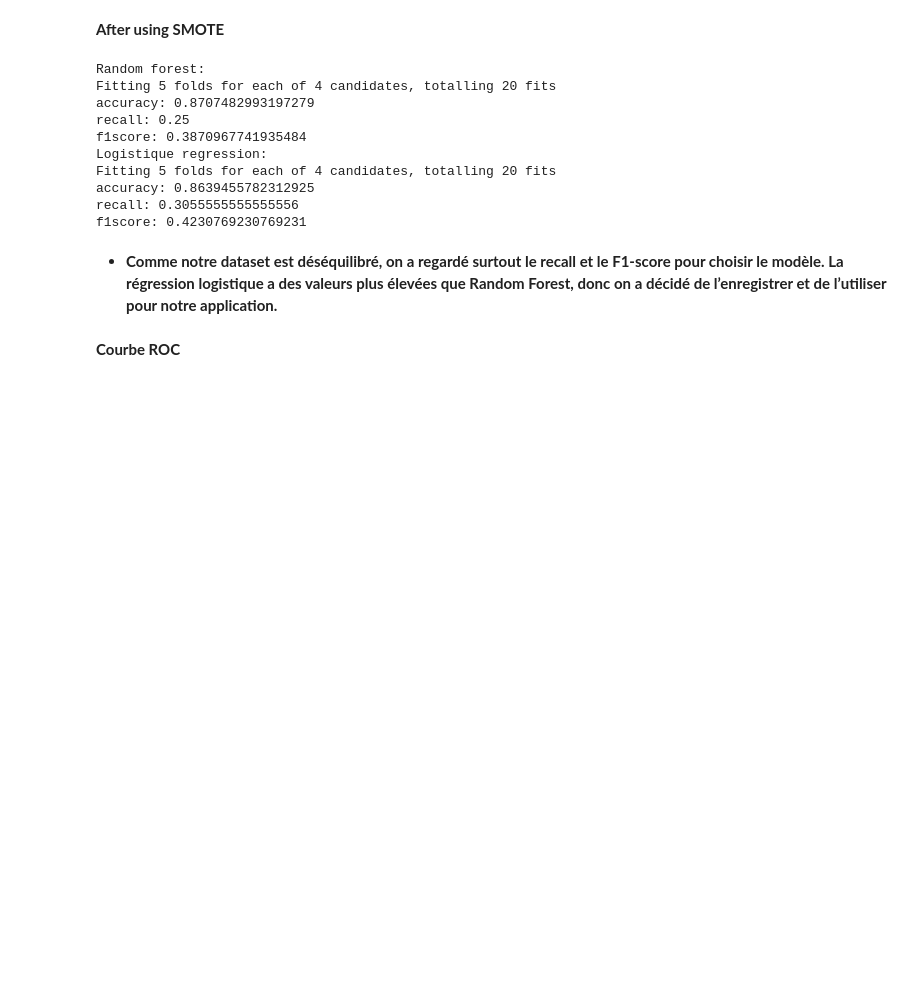
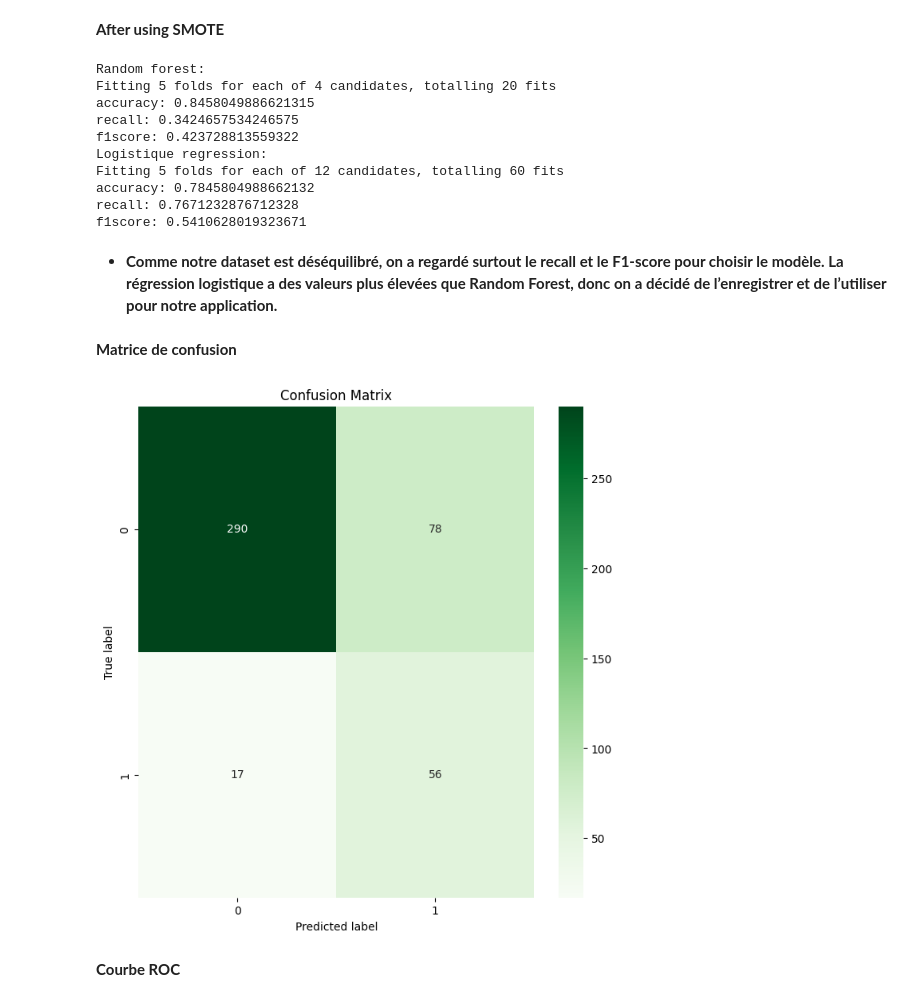
Before and after one commit to Maryemelb/backend_predicteur_de_depart_et_assistant_rh, a Jupyter notebook: ml/models/training_results.ipynb, the cells around one changed output. Cells and saved outputs as stored; diff of their text form; code cells hidden in the pictures; blank space fills up the shorter version.

```diff
--- a/ml/models/training_results.ipynb
+++ b/ml/models/training_results.ipynb
@@ -51,24 +85,40 @@ f1score: 0.325
 from pipeline.pipeline import pre_processing,gridsearch_metrics
 import pandas as pd
 data= pd.read_csv('dataset/employees_dataset.csv')
-pipeline_rf,param_grid_rf,pipeline_lr, param_grid_lr, X_train, X_test, y_train, y_test= pre_processing(data)
+pipeline_rf,param_grid_rf,pipeline_lr, param_grid_lr, X_train, X_test, y_train, y_test= pre_processing(data,1,1)
 print("Random forest: ")
-y_predict_proba_rf= gridsearch_metrics(pipeline_rf, param_grid_rf, X_train, X_test, y_train, y_test)
+y_predict_proba_rf, y_predict= gridsearch_metrics(pipeline_rf, param_grid_rf, X_train, X_test, y_train, y_test)
 print("Logistique regression: ")
-y_predict_proba_lr= gridsearch_metrics(pipeline_lr, param_grid_lr, X_train, X_test, y_train, y_test)
+y_predict_proba_lr,y_predict= gridsearch_metrics(pipeline_lr, param_grid_lr, X_train, X_test, y_train, y_test)
 # %% [output]
 Random forest:
 Fitting 5 folds for each of 4 candidates, totalling 20 fits
-accuracy: 0.8707482993197279
-recall: 0.25
-f1score: 0.3870967741935484
+accuracy: 0.8458049886621315
+recall: 0.3424657534246575
+f1score: 0.423728813559322
 Logistique regression:
-Fitting 5 folds for each of 4 candidates, totalling 20 fits
-accuracy: 0.8639455782312925
-recall: 0.3055555555555556
-f1score: 0.4230769230769231
+Fitting 5 folds for each of 12 candidates, totalling 60 fits
+accuracy: 0.7845804988662132
+recall: 0.7671232876712328
+f1score: 0.5410628019323671
 # %% [markdown]
 - **Comme notre dataset est déséquilibré, on a regardé surtout le recall et le F1-score pour choisir le modèle. La régression logistique a des valeurs plus élevées que Random Forest, donc on a décidé de l’enregistrer et de l’utiliser pour notre application.**
+# %% [markdown]
+**Matrice de confusion**
+# %%
+from sklearn.metrics import confusion_matrix
+import seaborn as sns
+import matplotlib.pyplot as plt
+
+cm = confusion_matrix(y_test, y_predict)
+plt.figure(figsize=(8, 8))
+sns.heatmap(cm, annot=True, fmt='d', cmap='Greens')
+plt.title('Confusion Matrix')
+plt.ylabel('True label')
+plt.xlabel('Predicted label')
+plt.show()
+# %% [output]
+[figure, added]
 # %% [markdown]
 **Courbe ROC**
 # %%
```
Also changed, not shown: parts of 7 cells of this notebook, 5 other files.
